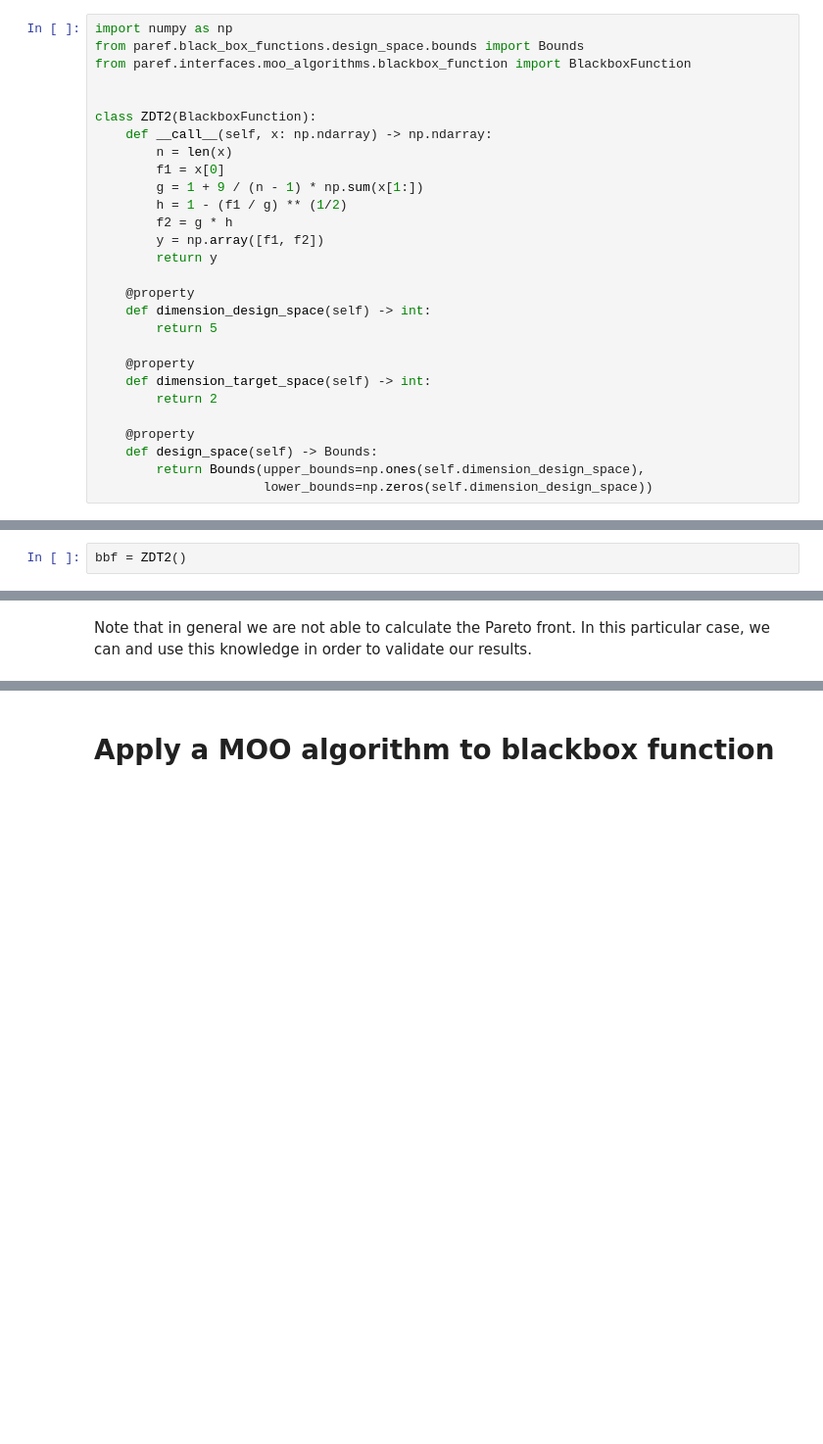
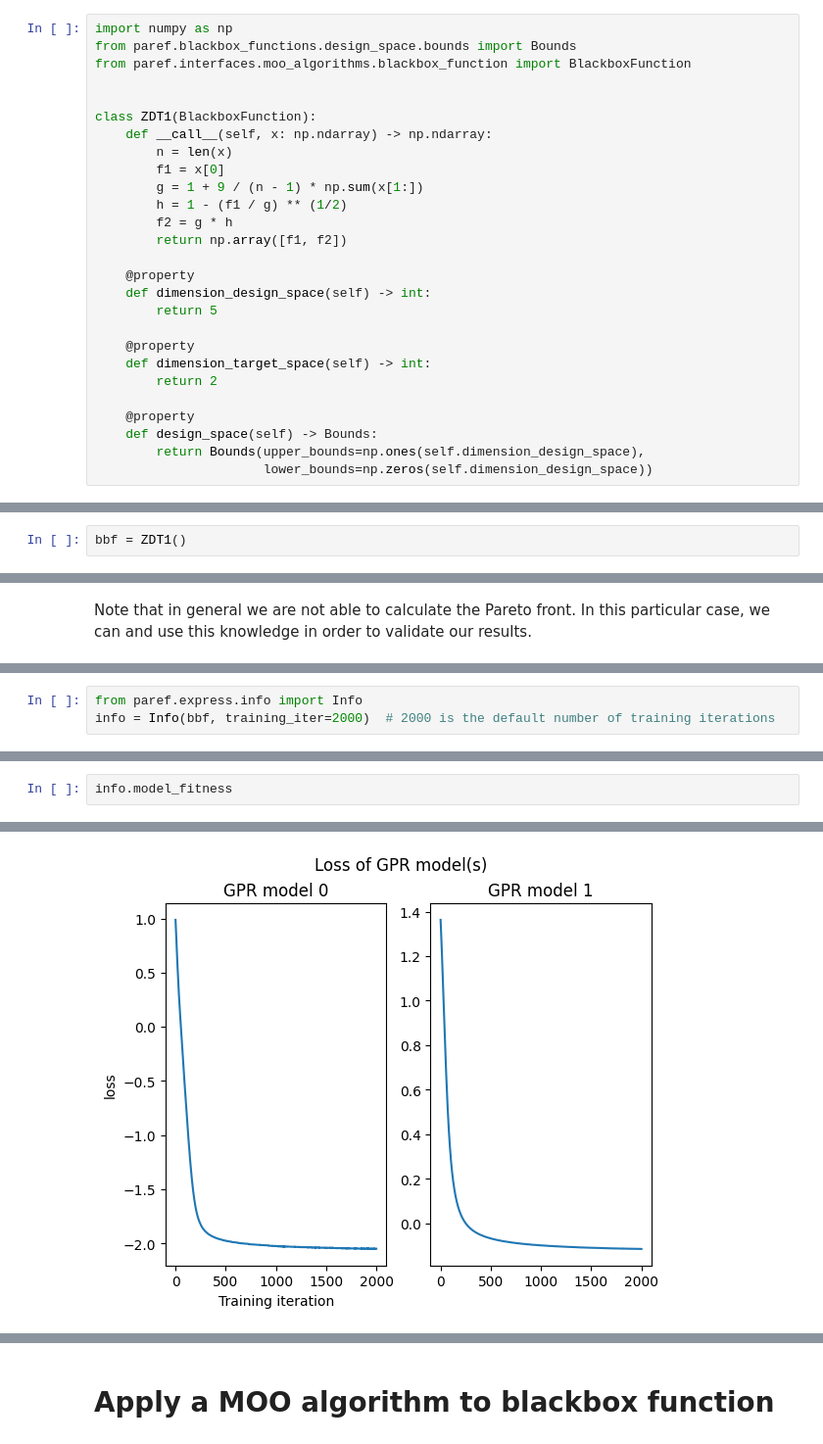
Before and after one commit to nicolaipalm/paref, a Jupyter notebook: docs/notebooks/main_example.ipynb, the cells around one changed output, grey strips where cells are left out. Shown at 98% size. Drawn from its saved outputs; the diff is of its cells as text; blank space fills up the shorter version.

```diff
--- a/docs/notebooks/main_example.ipynb
+++ b/docs/notebooks/main_example.ipynb
@@ -55,18 +49,17 @@ The corresponding code looks like this:
 # %%
 import numpy as np
-from paref.black_box_functions.design_space.bounds import Bounds
+from paref.blackbox_functions.design_space.bounds import Bounds
 from paref.interfaces.moo_algorithms.blackbox_function import BlackboxFunction
 
 
-class ZDT2(BlackboxFunction):
+class ZDT1(BlackboxFunction):
     def __call__(self, x: np.ndarray) -> np.ndarray:
         n = len(x)
         f1 = x[0]
         g = 1 + 9 / (n - 1) * np.sum(x[1:])
         h = 1 - (f1 / g) ** (1/2)
         f2 = g * h
-        y = np.array([f1, f2])
-        return y
+        return np.array([f1, f2])
 
     @property
     def dimension_design_space(self) -> int:
@@ -83,5 +76,5 @@ class ZDT2(BlackboxFunction):
 # %% [markdown]
 We then initialize an instance of this bbf.
 # %%
-bbf = ZDT2()
+bbf = ZDT1()
 # %% [markdown]
@@ -121,0 +130,3 @@ Note that in general we are not able to calculate the Pareto front. In this part
+# %%
+from paref.express.info import Info
+info = Info(bbf, training_iter=2000)  # 2000 is the default number of training iterations
@@ -121,0 +153,3 @@ Note that in general we are not able to calculate the Pareto front. In this part
+# %%
+info.model_fitness
+# %% [output]
@@ -121,0 +168 @@ Note that in general we are not able to calculate the Pareto front. In this part
+[figure, added]
```
Also changed, not shown: parts of 62 cells of this notebook, 11 other files.
